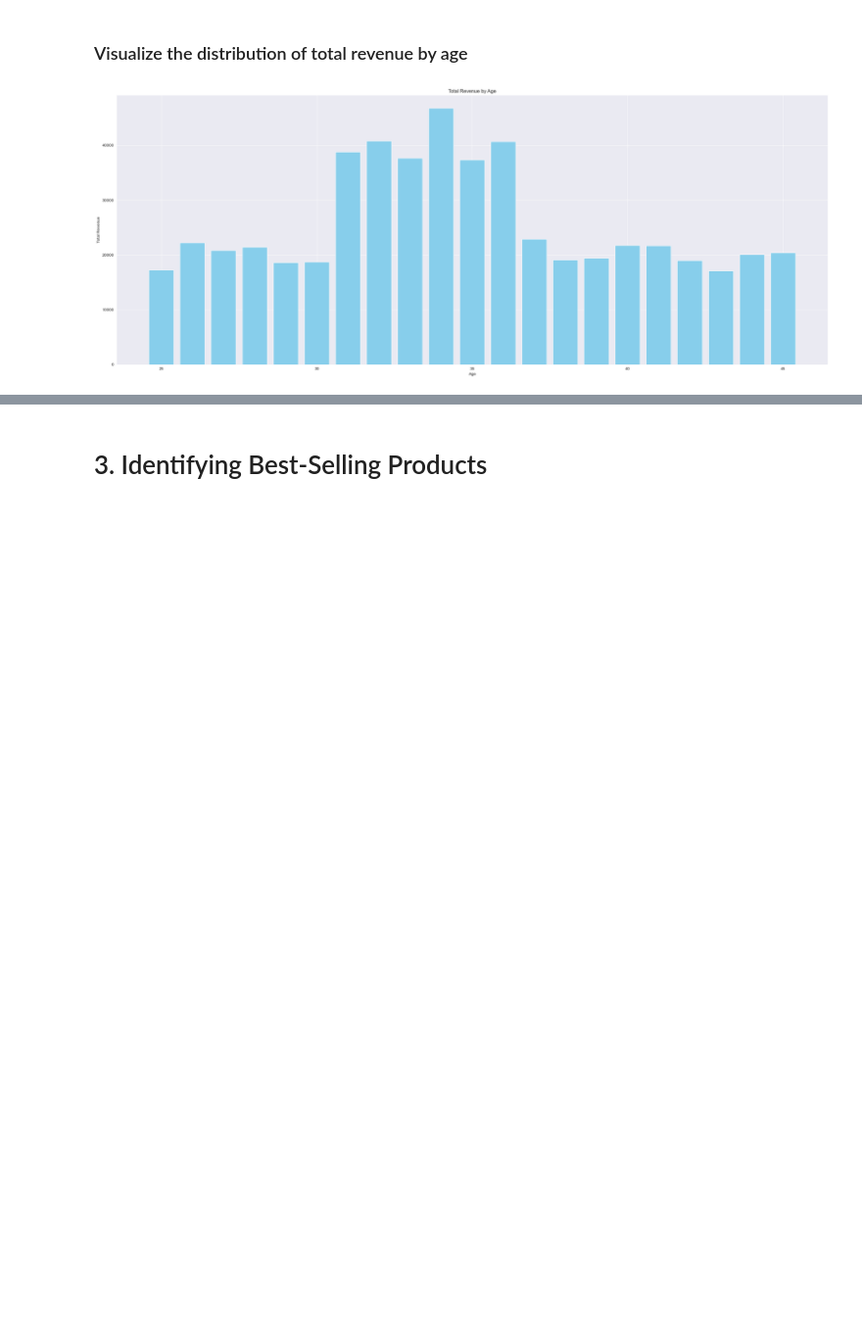
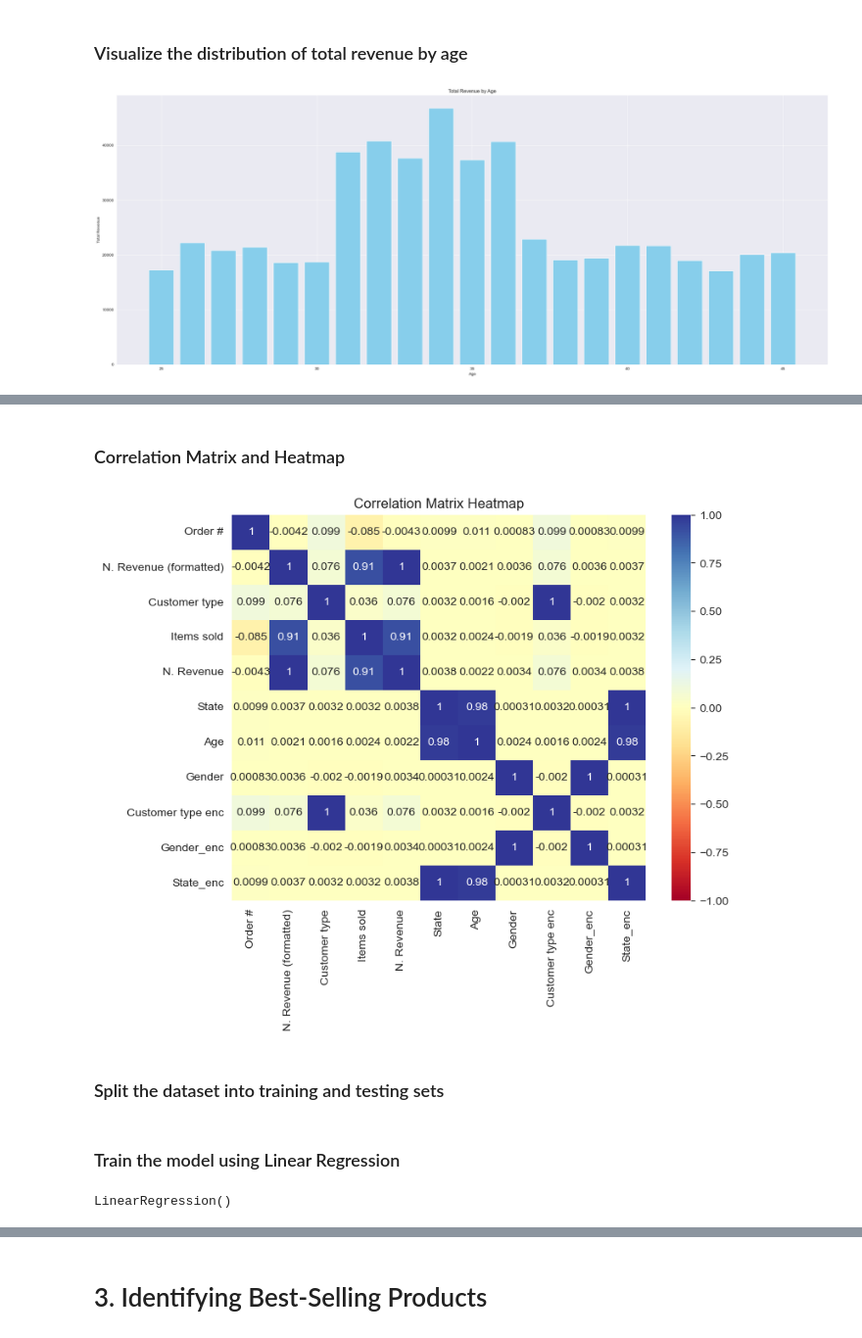
Before and after one commit to sanchick02/AlhaAlfa, a Jupyter notebook: AlhaAlfa_main(1).ipynb, the cells around one changed output, grey strips where cells are left out. Shown at 98% size. Saved outputs shown, nothing was run; the diff lists cells and outputs as text; code cells hidden in the pictures; blank space fills up the shorter version.

Commit message:
combined Revenue.ipynb into AlhaAlfa_main(1).ipynb and changed print to display for certain dataframe showings

```diff
--- a/AlhaAlfa_main(1).ipynb
+++ b/AlhaAlfa_main(1).ipynb
@@ -614,0 +617,9 @@ plt.show()
+# %%
+from sklearn.preprocessing import LabelEncoder
+label_encoder = LabelEncoder()
+df_or['State'] = label_encoder.fit_transform(df_or['State'])
+df_or['Gender'] = label_encoder.fit_transform(df_or['Gender'])
+df_or['Customer type'] = label_encoder.fit_transform(df_or['Customer type'])
+df_or.head()
+correlation = df_or.corr()
+display(correlation)
@@ -614,0 +639,11 @@ plt.show()
+# %% [markdown]
+### Correlation Matrix and Heatmap
+# %%
+plt.figure(figsize=(8, 6))
+sns.heatmap(correlation, annot=True, cmap='RdYlBu', vmin=-1, vmax=1)
+plt.title('Correlation Matrix Heatmap')
+plt.show()
+# %% [output]
+[figure, added]
+# %% [markdown]
+### Split the dataset into training and testing sets
@@ -614,0 +656,8 @@ plt.show()
+# %% [markdown]
+### Train the model using Linear Regression
+# %%
+from sklearn.linear_model import LinearRegression
+model = LinearRegression()
+model.fit(X_train, y_train)
+# %% [output]
+LinearRegression()
```
Also changed, not shown: parts of 20 cells of this notebook, 1 other file.
